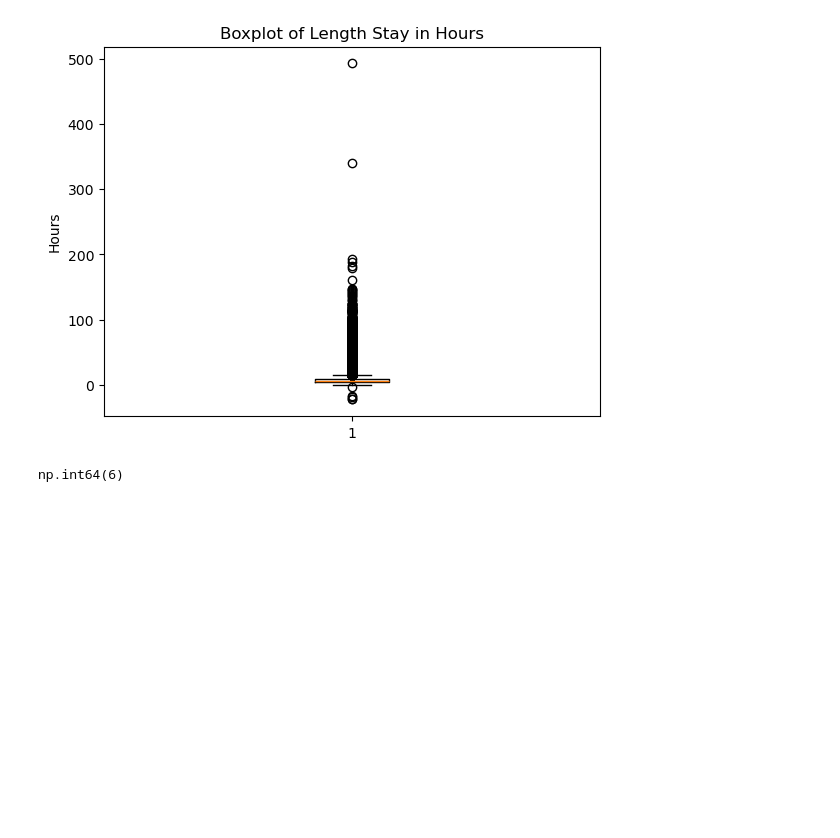
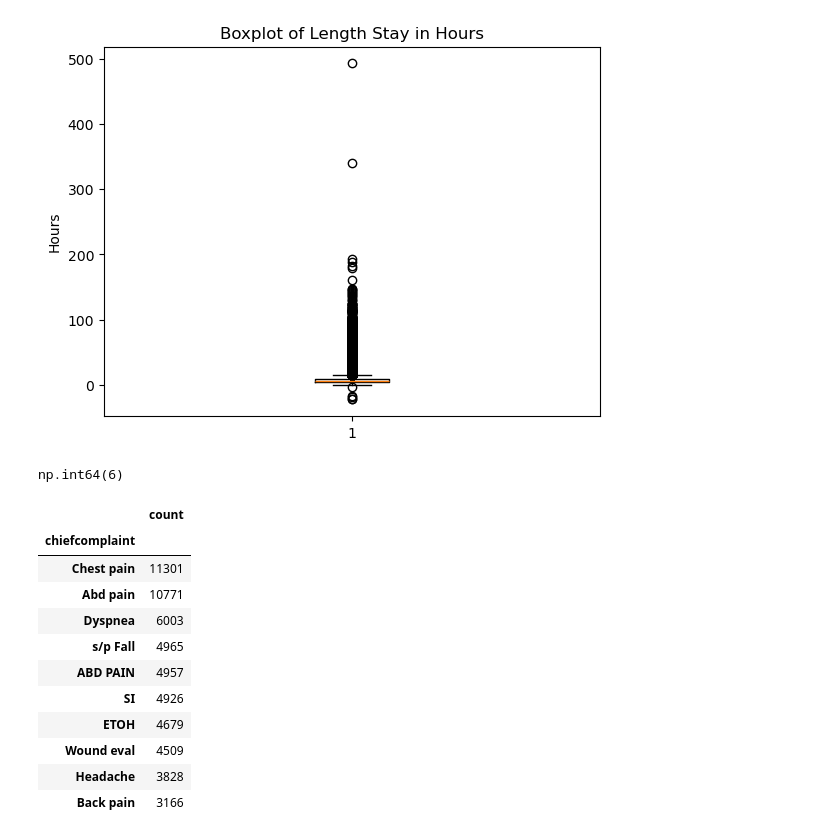
Before and after one commit to ewiesner/Emergency-Department-Wait-Times-, a Jupyter notebook: EDA.ipynb, the cells around one changed output. Drawn from its saved outputs; the diff is of its cells as text; code cells hidden in the pictures; blank space fills up the shorter version.

```diff
--- a/EDA.ipynb
+++ b/EDA.ipynb
@@ -122,3 +122,19 @@ np.int64(6)
 #Here I have added extra variables, day of the week and time of day, for the intime.
 df['day_of_week_intime'] = pd.to_datetime(df['intime']).dt.dayofweek
 df['time_of_day_intime'] = pd.to_datetime(df['intime']).dt.time
+# %%
+chief = df.chiefcomplaint.value_counts().to_frame()
+chief.head(10)
+# %% [output]
+|  | count |
+| chiefcomplaint |  |
+| Chest pain | 11301 |
+| Abd pain | 10771 |
+| Dyspnea | 6003 |
+| s/p Fall | 4965 |
+| ABD PAIN | 4957 |
+| SI | 4926 |
+| ETOH | 4679 |
+| Wound eval | 4509 |
+| Headache | 3828 |
+| Back pain | 3166 |
```
Also changed, not shown: parts of 2 cells of this notebook, 1 other file.
